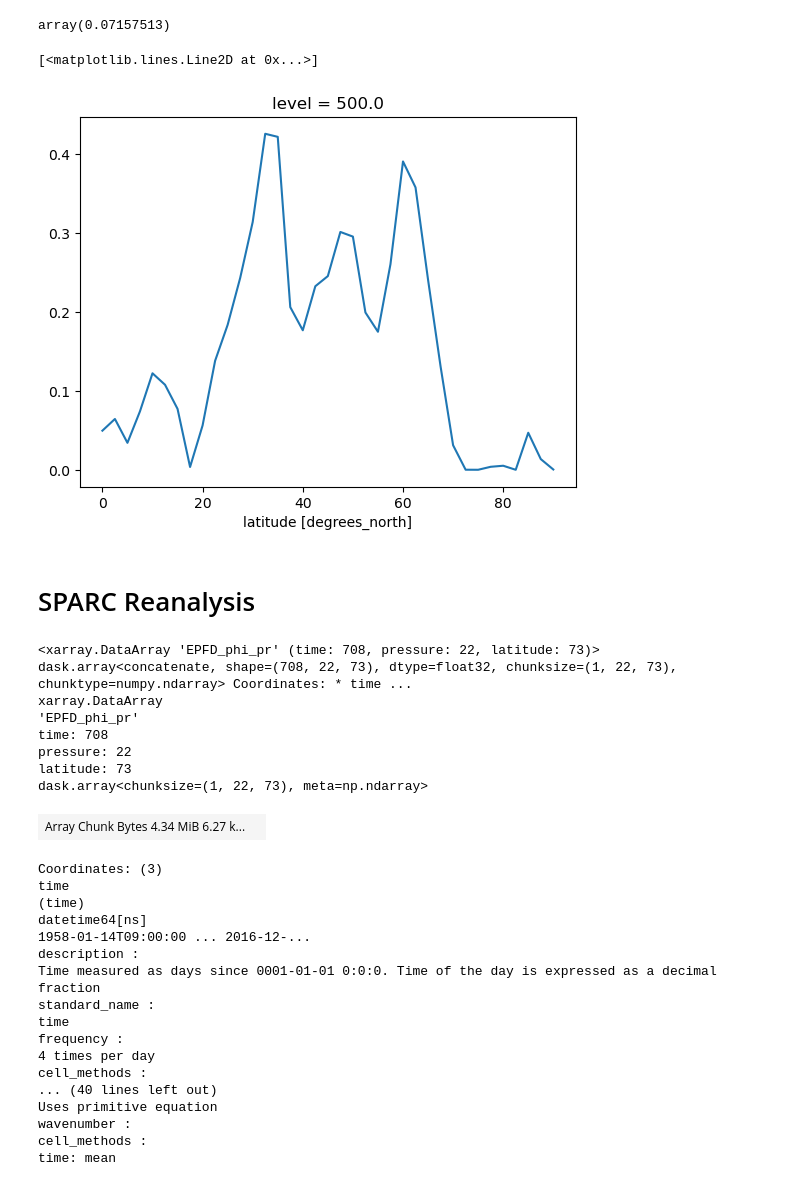
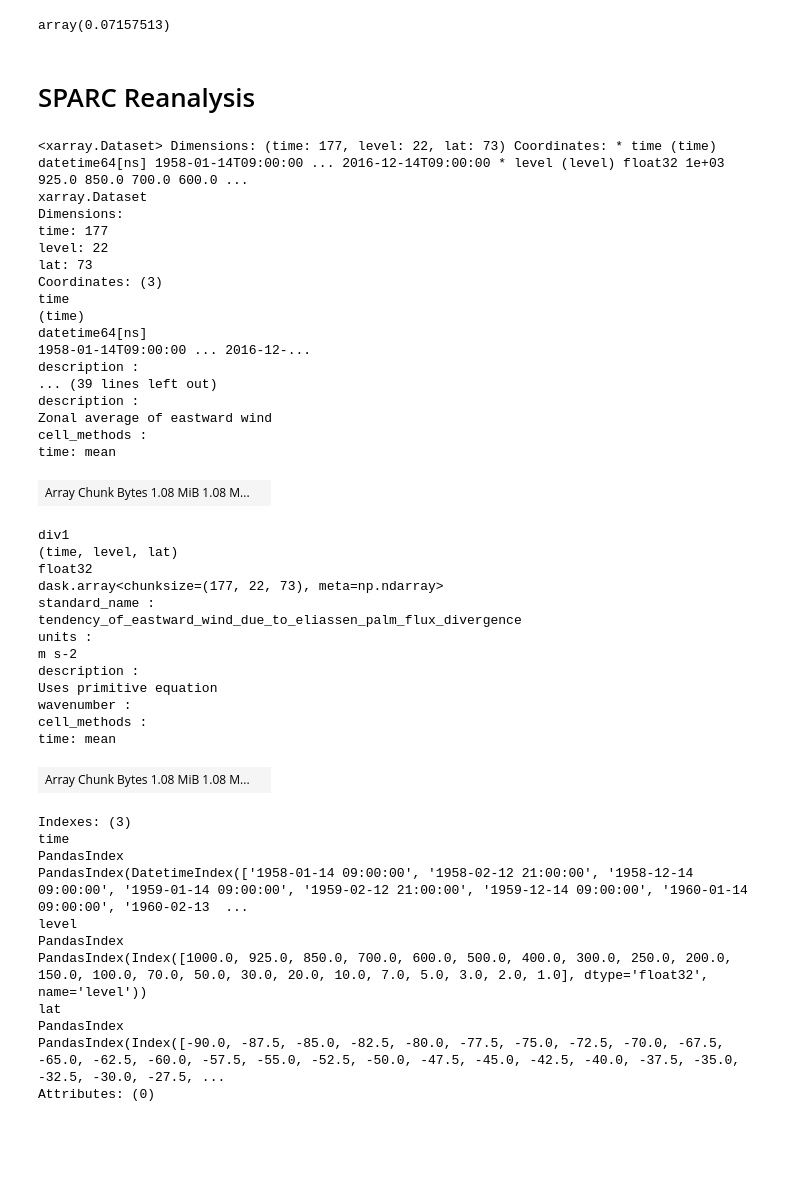
Before and after one commit to Caturrell/eddy_feedback, a Jupyter notebook: reproduce/smith_2022/EFP.ipynb, the cells around one changed output. Cells and saved outputs as stored; diff of their text form; code cells hidden in the pictures; blank space fills up the shorter version.

```diff
--- a/reproduce/smith_2022/EFP.ipynb
+++ b/reproduce/smith_2022/EFP.ipynb
@@ -176,42 +173,52 @@ R_weighted = RR.sum('lat') / (np.cos( np.deg2rad(ds.lat) )).sum('lat')
 R_weighted.values
 # %% [output]
 array(0.07157513)
-# %%
-R.plot.line()
-# %% [output]
-[<matplotlib.lines.Line2D at 0x...>]
-[figure, removed]
 # %% [markdown]
 # SPARC Reanalysis
 # %%
-# # TEM SPARC Reanalysis
-ds = xr.open_mfdataset('/gws/nopw/j04/arctic_connect/cturrell/eddy_feedback/reanalysis/jra55/*.nc')
-
-div1 = ds.EPFD_phi_pr
-div1
+ds = xr.open_mfdataset('/gws/nopw/j04/arctic_connect/cturrell/eddy_feedback/reanalysis/jra55_djf_TEM_ubar_div1.nc')
+ds
 # %% [output]
-<xarray.DataArray 'EPFD_phi_pr' (time: 708, pressure: 22, latitude: 73)> dask.array<concatenate, shape=(708, 22, 73), dtype=float32, chunksize=(1, 22, 73), chunktype=numpy.ndarray> Coordinates: * time ...
-xarray.DataArray
-'EPFD_phi_pr'
-time: 708
-pressure: 22
-latitude: 73
-dask.array<chunksize=(1, 22, 73), meta=np.ndarray>
+<xarray.Dataset> Dimensions: (time: 177, level: 22, lat: 73) Coordinates: * time (time) datetime64[ns] 1958-01-14T09:00:00 ... 2016-12-14T09:00:00 * level (level) float32 1e+03 925.0 850.0 700.0 600.0 ...
+xarray.Dataset
+Dimensions:
+time: 177
+level: 22
+lat: 73
+Coordinates: (3)
+time
+(time)
+datetime64[ns]
+1958-01-14T09:00:00 ... 2016-12-...
+description :
+... (39 lines left out)
+description :
+Zonal average of eastward wind
+cell_methods :
+time: mean
-| Array Chunk Bytes 4.34 MiB 6.27 k... |  |
+| Array Chunk Bytes 1.08 MiB 1.08 M... |  |
-Coordinates: (3)
-time
-(time)
-datetime64[ns]
-1958-01-14T09:00:00 ... 2016-12-...
+div1
+(time, level, lat)
+float32
+dask.array<chunksize=(177, 22, 73), meta=np.ndarray>
+standard_name :
+tendency_of_eastward_wind_due_to_eliassen_palm_flux_divergence
+units :
+m s-2
 description :
-Time measured as days since 0001-01-01 0:0:0. Time of the day is expressed as a decimal fraction
-standard_name :
-time
-frequency :
-4 times per day
-cell_methods :
-... (40 lines left out)
 Uses primitive equation
 wavenumber :
 cell_methods :
 time: mean
+| Array Chunk Bytes 1.08 MiB 1.08 M... |  |
+Indexes: (3)
+time
+PandasIndex
+PandasIndex(DatetimeIndex(['1958-01-14 09:00:00', '1958-02-12 21:00:00', '1958-12-14 09:00:00', '1959-01-14 09:00:00', '1959-02-12 21:00:00', '1959-12-14 09:00:00', '1960-01-14 09:00:00', '1960-02-13  ...
+level
+PandasIndex
+PandasIndex(Index([1000.0, 925.0, 850.0, 700.0, 600.0, 500.0, 400.0, 300.0, 250.0, 200.0, 150.0, 100.0, 70.0, 50.0, 30.0, 20.0, 10.0, 7.0, 5.0, 3.0, 2.0, 1.0], dtype='float32', name='level'))
+lat
+PandasIndex
+PandasIndex(Index([-90.0, -87.5, -85.0, -82.5, -80.0, -77.5, -75.0, -72.5, -70.0, -67.5, -65.0, -62.5, -60.0, -57.5, -55.0, -52.5, -50.0, -47.5, -45.0, -42.5, -40.0, -37.5, -35.0, -32.5, -30.0, -27.5, ...
+Attributes: (0)
```
Also changed, not shown: parts of 19 cells of this notebook.
